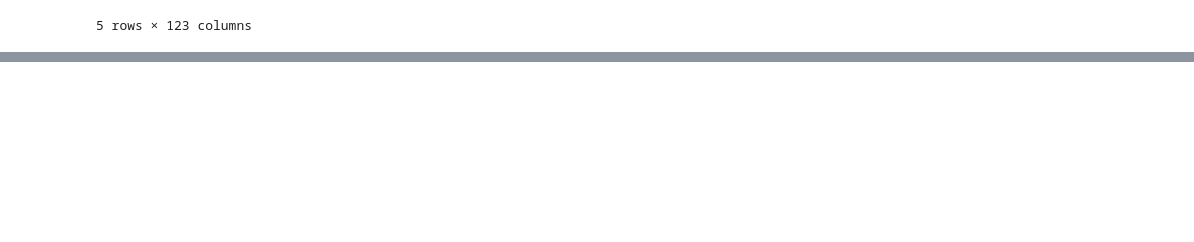
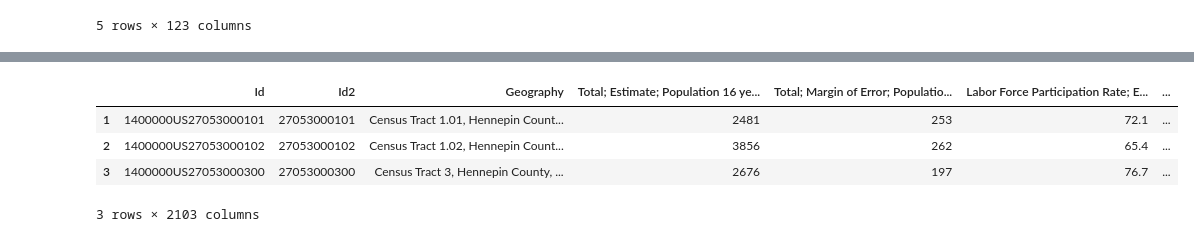
Before and after one commit to STASYA00/DS-DS, a Jupyter notebook: Notebooks/Cleaning_Data.ipynb, the cells around one changed output, grey strips where cells are left out. Drawn from its saved outputs; the diff is of its cells as text; code cells hidden in the pictures; blank space fills up the shorter version.

```diff
--- a/Notebooks/Cleaning_Data.ipynb
+++ b/Notebooks/Cleaning_Data.ipynb
@@ -100,0 +171,8 @@ str
+# %%
+new_df.fillna(method='pad').head(3)
+# %% [output]
+|  | Id | Id2 | Geography | Total; Estimate; Population 16 ye... | Total; Margin of Error; Populatio... | Labor Force Participation Rate; E... | ... |
+| 1 | 1400000US27053000101 | 27053000101 | Census Tract 1.01, Hennepin Count... | 2481 | 253 | 72.1 | ... |
+| 2 | 1400000US27053000102 | 27053000102 | Census Tract 1.02, Hennepin Count... | 3856 | 262 | 65.4 | ... |
+| 3 | 1400000US27053000300 | 27053000300 | Census Tract 3, Hennepin County, ... | 2676 | 197 | 76.7 | ... |
+3 rows × 2103 columns
```
Also changed, not shown: parts of 16 cells of this notebook.
